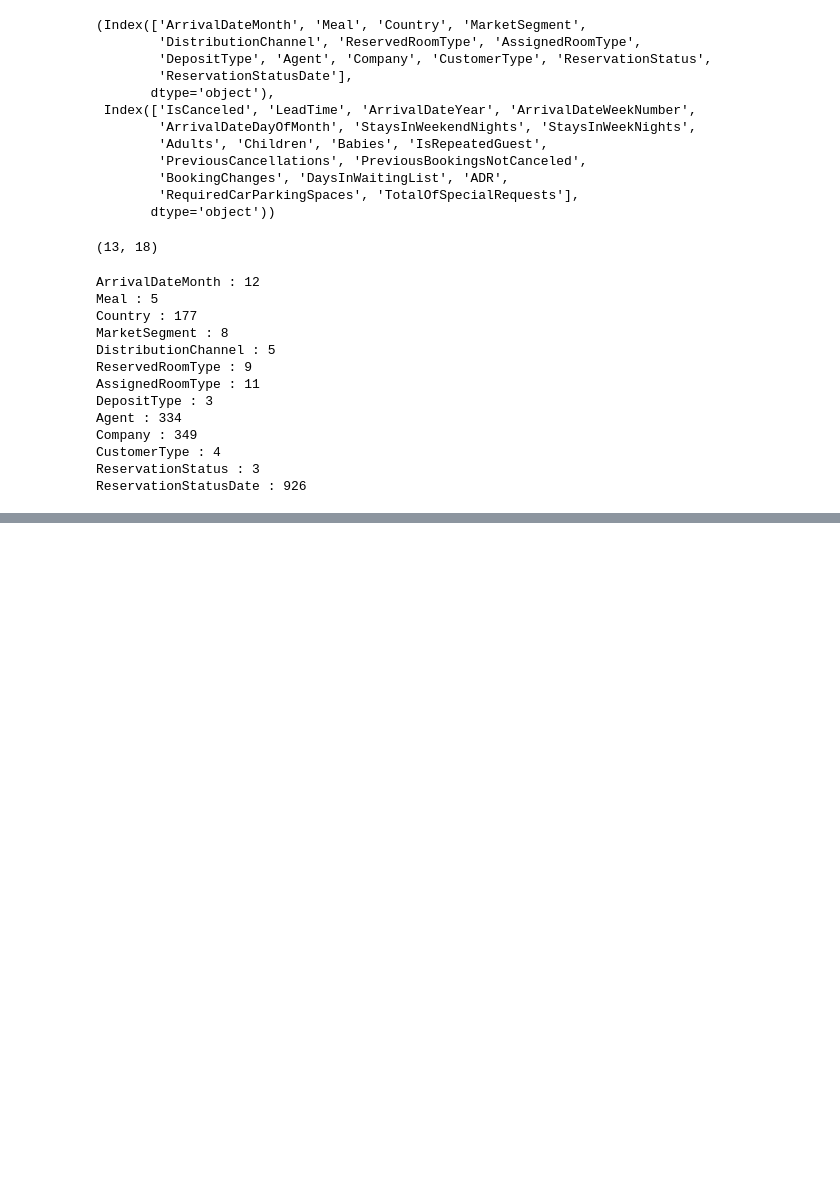
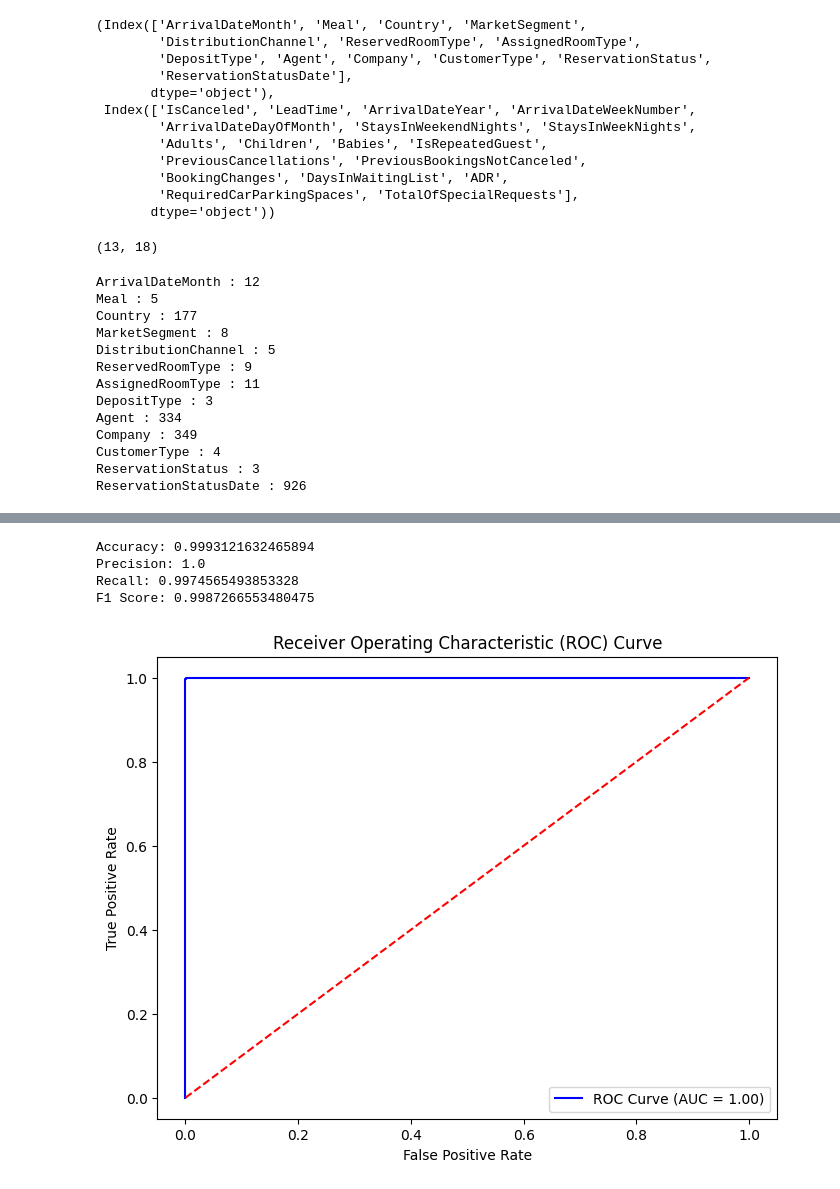
Before and after one commit to prabhjeetsinghk/Hotel-Cancellation-Prediction, a Jupyter notebook: Code/NeuralNetworkModel.ipynb, the cells around one changed output, grey strips where cells are left out. Cells and saved outputs as stored; diff of their text form; code cells hidden in the pictures; blank space fills up the shorter version.

```diff
--- a/Code/NeuralNetworkModel.ipynb
+++ b/Code/NeuralNetworkModel.ipynb
@@ -186,0 +367,5 @@ ReservationStatusDate : 926
+# %%
+X = df1.drop(columns=['IsCanceled'])  # Features
+y = df1['IsCanceled']
+# %%
+X_train, X_test, y_train, y_test = train_test_split(X, y, test_size=0.2, random_state=42)
@@ -186,0 +405,9 @@ ReservationStatusDate : 926
+# %%
+# Define the ANN model
+mlp = MLPClassifier(hidden_layer_sizes=(100, 50), activation='relu', solver='adam', max_iter=1000)
+
+# Create pipeline including preprocessing and model
+pipeline = Pipeline(steps=[('preprocessor', preprocessor),
+                           ('classifier', mlp)])
+# %%
+pipeline.fit(X_train, y_train)
@@ -186,0 +492,42 @@ ReservationStatusDate : 926
+# %%
+from sklearn.metrics import accuracy_score, precision_score, recall_score, f1_score, roc_curve, roc_auc_score
+import matplotlib.pyplot as plt
+
+
+y_pred = svm_pipeline.predict(X_test)
+
+# Calculate evaluation metrics
+accuracy = accuracy_score(y_test, y_pred)
+precision = precision_score(y_test, y_pred)
+recall = recall_score(y_test, y_pred)
+f1 = f1_score(y_test, y_pred)
+
+print("Accuracy:", accuracy)
+print("Precision:", precision)
+print("Recall:", recall)
+print("F1 Score:", f1)
+
+# Plot ROC curve
+try:
+    y_pred_proba = svm_pipeline.predict_proba(X_test)[:, 1]  # Change to logistic_pipeline if using logistic regression
+except AttributeError:
+    print("Predict_proba is not available for the SVM pipeline. Using decision function instead.")
+    y_pred_proba = svm_pipeline.decision_function(X_test)
+
+fpr, tpr, thresholds = roc_curve(y_test, y_pred_proba)
+auc = roc_auc_score(y_test, y_pred_proba)
+
+plt.figure(figsize=(8, 6))
+plt.plot(fpr, tpr, color='blue', label='ROC Curve (AUC = %0.2f)' % auc)
+plt.plot([0, 1], [0, 1], color='red', linestyle='--')
+plt.xlabel('False Positive Rate')
+plt.ylabel('True Positive Rate')
+plt.title('Receiver Operating Characteristic (ROC) Curve')
+plt.legend(loc='lower right')
+plt.show()
+# %% [output]
+Accuracy: 0.9993121632465894
+Precision: 1.0
+Recall: 0.9974565493853328
+F1 Score: 0.9987266553480475
+[figure, added]
```
Also changed, not shown: parts of 34 cells of this notebook.
